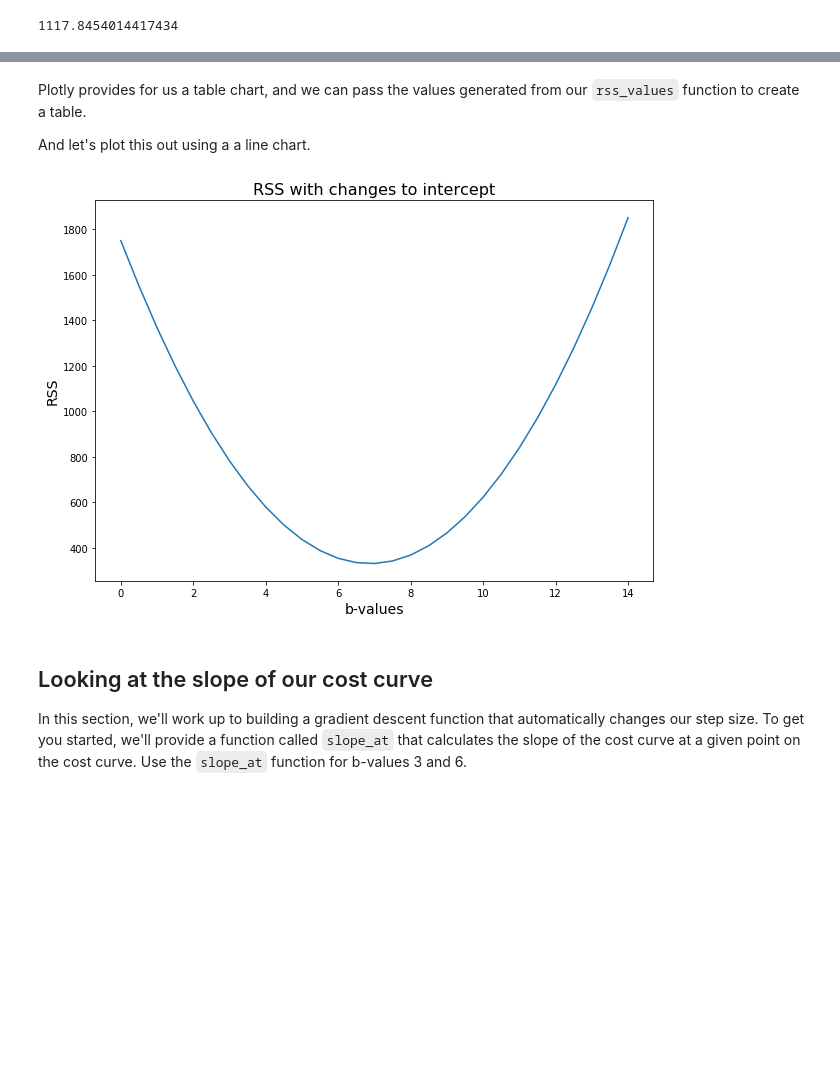
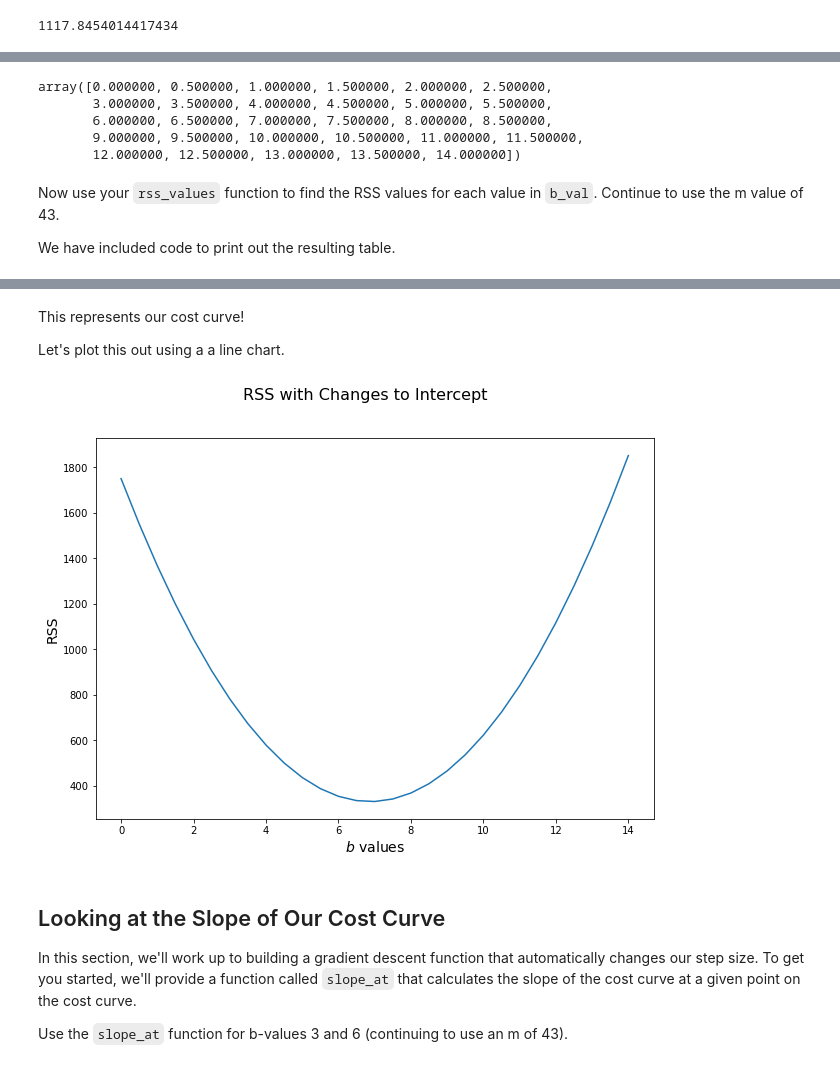
Before and after one commit to learn-co-curriculum/dsc-gradient-descent-step-sizes-lab, a Jupyter notebook: index.ipynb, the cells around one changed output, grey strips where cells are left out. Cells and saved outputs as stored; diff of their text form; code cells hidden in the pictures; blank space fills up the shorter version.

Commit message:
improve scaffolding, add visualizations

```diff
--- a/index.ipynb
+++ b/index.ipynb
@@ -83,0 +93,18 @@ Now loop over a list with $b$ values between 0 and 14 with steps of 0.5. Store i
+# %%
+def rss_values(x_values, y_values, m, b_values):
+    # Make an "empty" 2D NumPy array with 2 columns
+    # and as many rows as there are values in b_values
+    # (Instead of being truly empty, fill it with zeros)
+    table = np.zeros(
+        (len(b_values), # One row for every value
+        2))             # Two columns
+
+    # Loop over all of the values in b_values
+    for idx, b_val in enumerate(b_values):
+        # Add the current b value and associated RSS to the
+        # NumPy array
+        table[idx, 0] = b_val
+        table[idx, 1] = residual_sum_squares(x_values, y_values, m, b_val)
+
+    # Return the NumPy array
+    return table
@@ -84,8 +134,19 @@ Now loop over a list with $b$ values between 0 and 14 with steps of 0.5. Store i
+# %%
+b_val = np.arange(0, 14.5, step=0.5)
+b_val
+# %% [output]
+array([0.000000, 0.500000, 1.000000, 1.500000, 2.000000, 2.500000,
+       3.000000, 3.500000, 4.000000, 4.500000, 5.000000, 5.500000,
+       6.000000, 6.500000, 7.000000, 7.500000, 8.000000, 8.500000,
+       9.000000, 9.500000, 10.000000, 10.500000, 11.000000, 11.500000,
+       12.000000, 12.500000, 13.000000, 13.500000, 14.000000])
+# %% [markdown]
+Now use your `rss_values` function to find the RSS values for each value in `b_val`. Continue to use the m value of 43.
+
+We have included code to print out the resulting table.
 # %%
-import sys
-b_val = list(range(0, 15, 1))
-bval_RSS = rss_values(x,y,43,b_val)
-np.savetxt(sys.stdout, bval_RSS, '%16.2f')
+bval_rss = rss_values(x, y, 43, b_val)
+np.savetxt(sys.stdout, bval_rss, '%16.2f') # this line is to round your result, which will make things look nicer.
 # %% [output]
             0.00          1750.97
             0.50          1552.09
@@ -104,22 +165,24 @@ np.savetxt(sys.stdout, bval_RSS, '%16.2f')
            13.00          1455.08
            13.50          1646.20
            14.00          1852.32
-# %% [markdown]
-Plotly provides for us a table chart, and we can pass the values generated from our `rss_values` function to create a table.
-
-And let's plot this out using a a line chart.
+# %% [markdown]
+This represents our cost curve!
+
+Let's plot this out using a a line chart.
 # %%
-plt.figure(figsize=(10,7))
-plt.plot(bval_RSS[:,0], bval_RSS[:,1], '-')
-plt.xlabel("b-values", fontsize=14)
-plt.ylabel("RSS", fontsize=14)
-plt.title("RSS with changes to intercept", fontsize=16);
+fig, ax = plt.subplots(figsize=(10,7))
+ax.plot(bval_rss[:,0], bval_rss[:,1])
+ax.set_xlabel(r'$b$ values', fontsize=14)
+ax.set_ylabel("RSS", fontsize=14)
+fig.suptitle("RSS with Changes to Intercept", fontsize=16);
 # %% [output]
-[figure, old version]
+[figure, new version]
 # %% [markdown]
-## Looking at the slope of our cost curve
+## Looking at the Slope of Our Cost Curve
 
-In this section, we'll work up to building a gradient descent function that automatically changes our step size.  To get you started, we'll provide a function called `slope_at` that calculates the slope of the cost curve at a given point on the cost curve. Use the `slope_at` function for b-values 3 and 6.
+In this section, we'll work up to building a gradient descent function that automatically changes our step size.  To get you started, we'll provide a function called `slope_at` that calculates the slope of the cost curve at a given point on the cost curve.
+
+Use the `slope_at` function for b-values 3 and 6 (continuing to use an m of 43).
 # %%
 def slope_at(x_values, y_values, m, b):
     delta = .001
```
Also changed, not shown: parts of 40 cells of this notebook, 11 other files.
